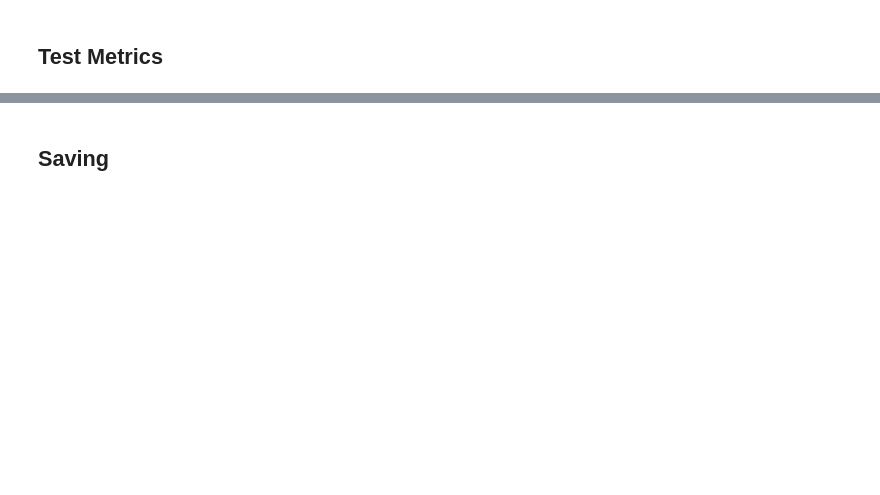
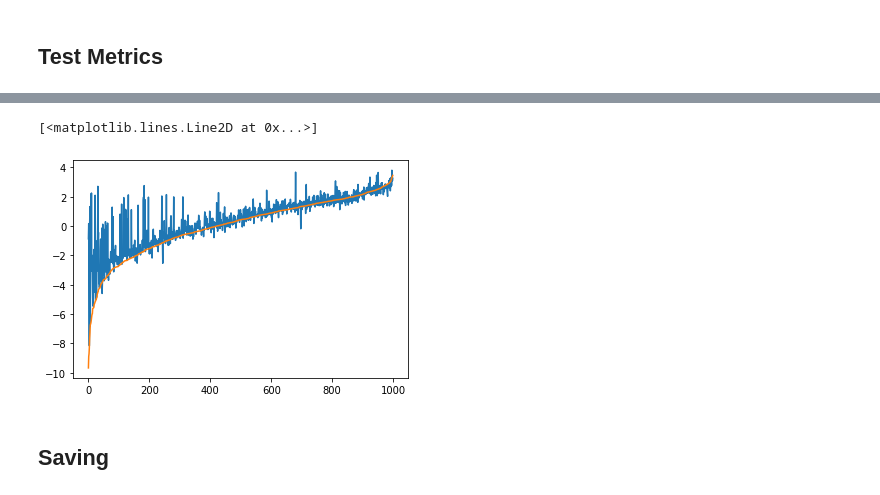
Before and after one commit to Axeln78/SpectralDGL, a Jupyter notebook: ZINC/Overfit-mean-ReLu.ipynb, the cells around one changed output, grey strips where cells are left out. Drawn from its saved outputs; the diff is of its cells as text; code cells hidden in the pictures; blank space fills up the shorter version.

```diff
--- a/ZINC/Overfit-mean-ReLu.ipynb
+++ b/ZINC/Overfit-mean-ReLu.ipynb
@@ -139,16 +141,16 @@ import torch.nn as nn
 from utils import collate, collate2
 #
 
-train_loader = DataLoader(trainset, batch_size=128,
+train_loader = DataLoader(trainset, batch_size=50,
                          shuffle=True, collate_fn=collate2, drop_last=True, pin_memory=False)
 val_loader =  DataLoader(valset, batch_size=500,
                          shuffle=False, collate_fn=collate2, drop_last=True, pin_memory=False)
 test_loader =  DataLoader(testset, batch_size=500,
-                         shuffle=False, collate_fn=collate2, drop_last=True, pin_memory=True)
+                         shuffle=False, collate_fn=collate2, drop_last=True, pin_memory=False)
 
-loss_func = nn.MSELoss()
+loss_func = nn.L1Loss()
 optimizer = optim.Adam(net.parameters(), lr=0.001)
-scheduler = torch.optim.lr_scheduler.StepLR(optimizer, step_size=2, gamma=0.99)
+scheduler = torch.optim.lr_scheduler.StepLR(optimizer, step_size=4, gamma=0.99)
 
 epoch_losses = []
 # %% [markdown]
@@ -168,7 +170,7 @@ def train(model, device, data_loader, epochs, loss_func, optimizer, scheduler):
             #lmax = normalized_laplacian(bGraph)
             #print(lmax)
             output = model(bGraph,
-                           bGraph.ndata.pop('feat').view(-1,1).float().to(device))
+                           bGraph.ndata.pop('feat').view(-1,1).to(device))
             loss = loss_func(output, label.view_as(output).to(device))
 
             # sum up batch loss
@@ -177,9 +179,7 @@ def train(model, device, data_loader, epochs, loss_func, optimizer, scheduler):
             loss.backward()
             optimizer.step()
 
-            # get the index of the max log-probability
-            pred = output.argmax(dim=1, keepdim=True)
-            correct += pred.eq(label.view_as(pred)).sum().item()
+            # put a max - min error?
 
         epoch_loss /= iter + 1
 
@@ -188,9 +188,8 @@ def train(model, device, data_loader, epochs, loss_func, optimizer, scheduler):
         scheduler.step()
 
         print(
-            "Epoch {} loss - train {:.4f} - val {:.4f} - Acc: {} ({:.1f}%) in {:.1f}s".format(
-                epoch, epoch_loss, val_loss, correct,
-            100 * correct / len(data_loader.dataset), time.time() - t0
+            "Epoch {} loss - train {:.4f} - val {:.4f} - of : {} data in {:.1f}s".format(
+                epoch, epoch_loss, val_loss, len(data_loader.dataset), time.time() - t0
             )
         )
         epoch_losses.append([epoch_loss, val_loss])
@@ -239,5 +221,5 @@ def test(model, device, data_loader, verbose=True):
 # %% [markdown]
 ## Training time
 # %%
-train(net, device, train_loader, 10, loss_func,optimizer, scheduler)
+train(net, device, train_loader, 20, loss_func,optimizer, scheduler)
 # %% [output]
@@ -271,3 +262,24 @@ ValueError: Classification metrics can't handle a mix of continuous and binary t
+# %%
+def preds_f(model, device, data_loader, verbose=True):
+    model.eval()
+
+    output = torch.Tensor([]).to(device)
+
+    with torch.no_grad():
+        for iter, (Bgraph, label) in enumerate(data_loader):
+            Bgraph, label = Bgraph.to(device), label.to(device)
+
+            output = torch.cat((output,model(Bgraph, Bgraph.ndata['feat'].view(-1,1).float())),0)
+
+        return output
+# %%
+import numpy as np
+preds = preds_f(net,device,test_loader).cpu()
+plt.plot([x for _,x in sorted(zip(testset.graph_labels,preds))])
+plt.plot(sorted(testset.graph_labels))
+# %% [output]
+[<matplotlib.lines.Line2D at 0x...>]
+[figure, added]
 # %% [markdown]
 ## Saving
 # %%
```
Also changed, not shown: parts of 10 cells of this notebook.
